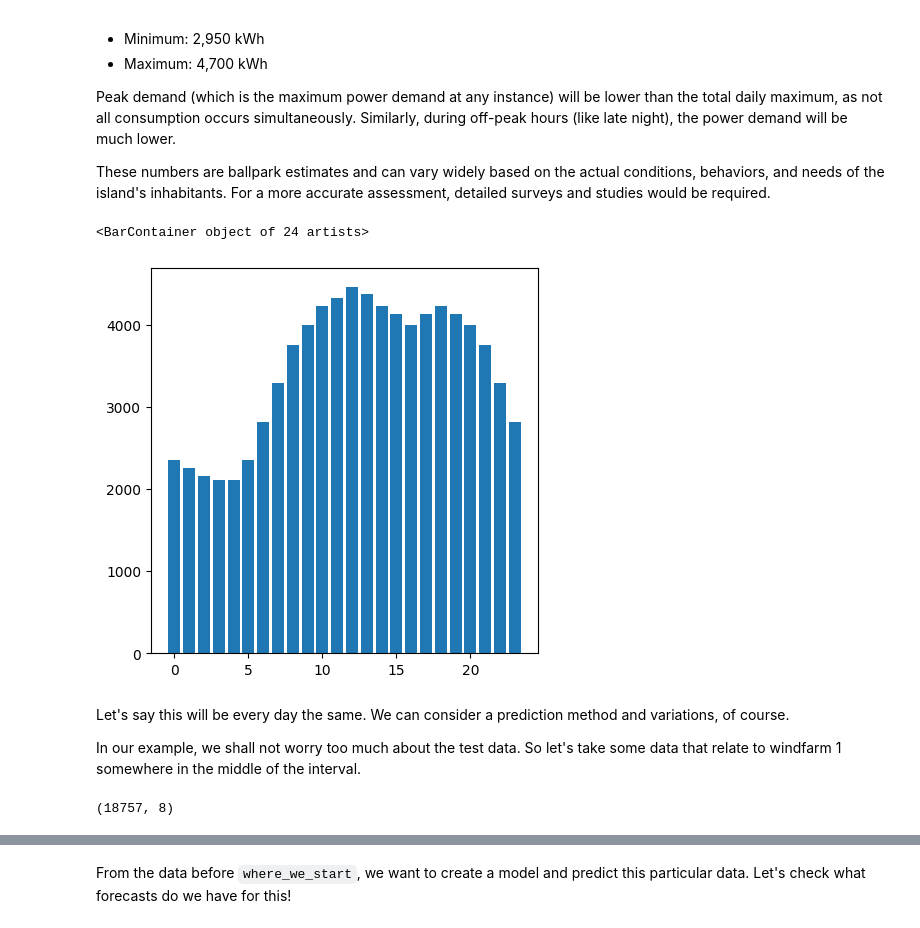
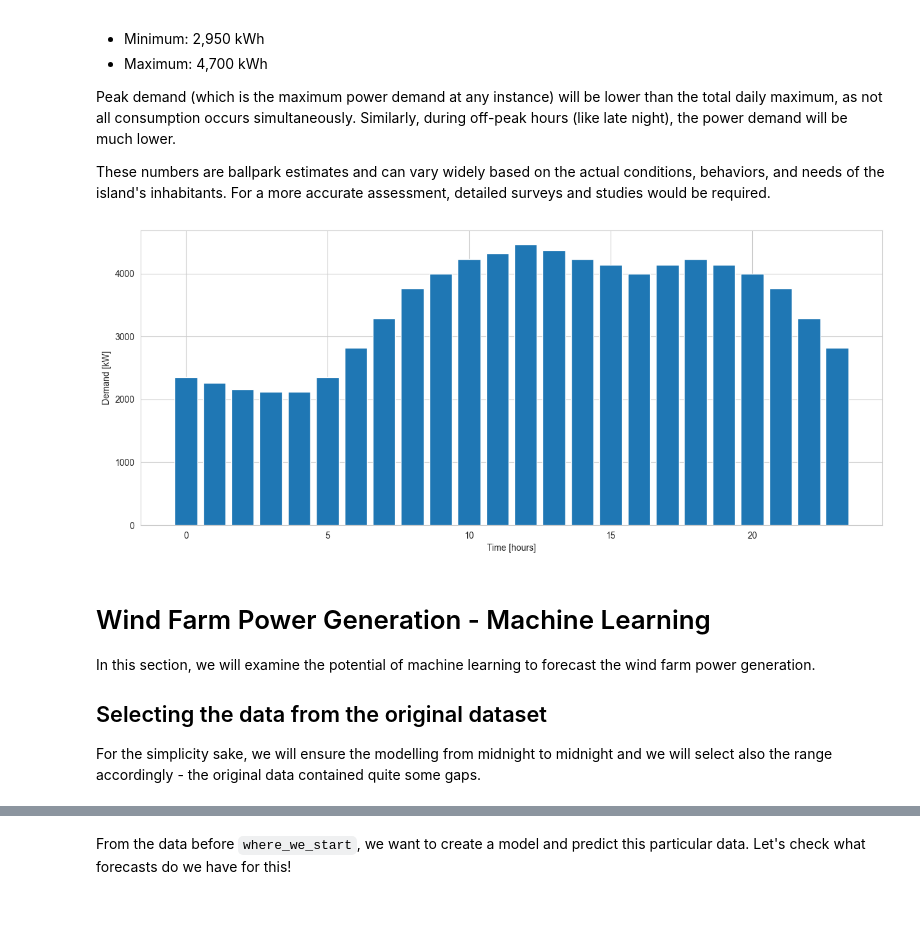
Before and after one commit to KarelMacek/zephyros, a Jupyter notebook: my_notebook.ipynb, the cells around one changed output, grey strips where cells are left out. Saved outputs shown, nothing was run; the diff lists cells and outputs as text; code cells hidden in the pictures.

```diff
--- a/my_notebook.ipynb
+++ b/my_notebook.ipynb
@@ -95,4 +35,4 @@ df_dates_both
 # %%
-plt.rcParams["figure.figsize"] = (40, 5)
-df_dates_both.plot("date", "value")
+plt.rcParams["figure.figsize"] = (15, 6)
+df_dates_both.plot("date", "value");
 # %% [output]
@@ -224,19 +186,18 @@ max_peak_demand = 4_700
 demand_curve = df_daily_demand["Percentage of Peak Demand"] / 100 * max_peak_demand
 # %%
-plt.rcParams["figure.figsize"] = (5, 5)
 plt.bar(range(len(demand_curve)), demand_curve)
+plt.xlabel("Time [hours]")
+plt.ylabel("Demand [kW]");
 # %% [output]
-<BarContainer object of 24 artists>
-[figure, old version]
+[figure, new version]
-# %% [markdown]
-Let's say this will be every day the same. We can consider a prediction method and variations, of course.
-
-In our example, we shall not worry too much about the test data. So let's take some data that relate to windfarm 1 somewhere in the middle of the interval.
+# %% [markdown]
+# Wind Farm Power Generation - Machine Learning
+In this section, we will examine the potential of machine learning to forecast the wind farm power generation.
+
+
+## Selecting the data from the original dataset
+For the simplicity sake, we will ensure the modelling from midnight to midnight and we will select also the range accordingly - the original data contained quite some gaps.
 # %%
 df_wind_generation = pd.read_csv("GEF2012-wind-forecasting/train.csv")
 # %%
 df_wind_generation.sort_values("date", inplace=True)
-# %%
-df_wind_generation.shape
-# %% [output]
-(18757, 8)
```
Also changed, not shown: parts of 65 cells of this notebook.
